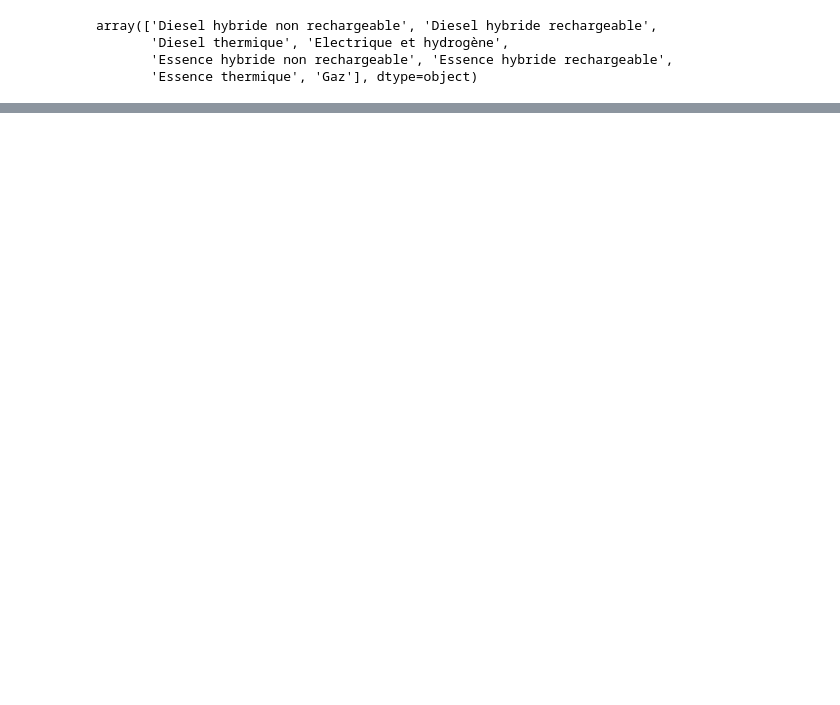
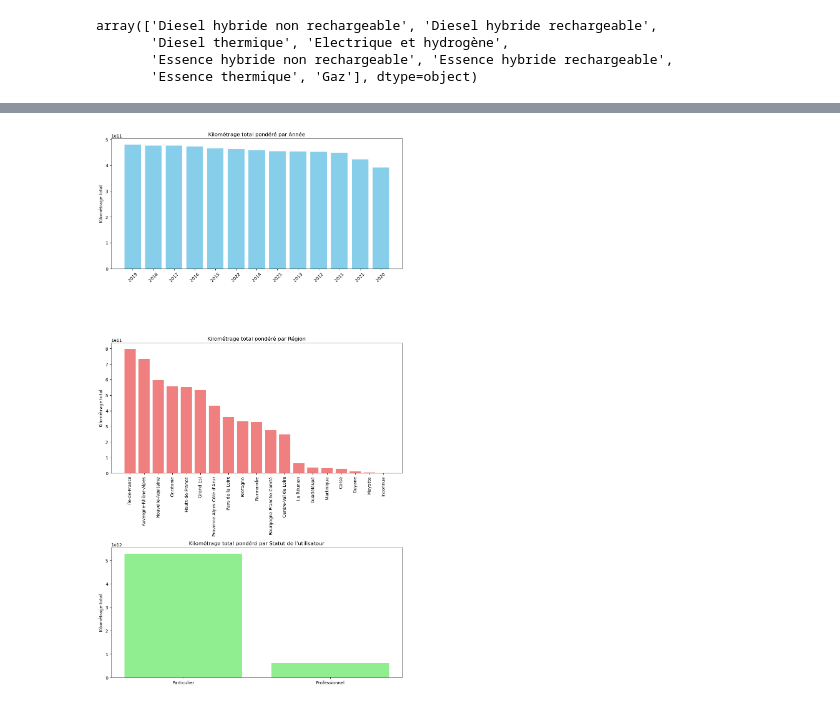
Before and after one commit to HugoMorand/Statapp, a Jupyter notebook: StatDes/plot.ipynb, the cells around one changed output, grey strips where cells are left out. Cells and saved outputs as stored; diff of their text form; code cells hidden in the pictures; blank space fills up the shorter version.

Commit message:
plot 0 degrès

```diff
--- a/StatDes/plot.ipynb
+++ b/StatDes/plot.ipynb
@@ -470,3 +452,54 @@ df_final['Type de véhicule'] = df_final['Carburant'].apply(categoriser_carburan
 # %%
 df_final
 df_final.to_csv("/home/onyxia/work/Statapp/Bases/df_parc_kilometrage_statut.xlsx")
+# %%
+# Convertir en nombres pour éviter les erreurs de type
+df_final["Kilométrage"] = pd.to_numeric(df_final["Kilométrage"], errors="coerce")
+df_final["Nombre de véhicules"] = pd.to_numeric(df_final["Nombre de véhicules"], errors="coerce")
+# %%
+import pandas as pd
+import matplotlib.pyplot as plt
+
+# Fonction pour calculer les métriques et tracer les histogrammes
+def plot_kilometrage(df_final):
+    # Calcul des métriques
+    def compute_metrics(groupby_var):
+        df_grouped = df_final.groupby(groupby_var).apply(
+            lambda x: pd.Series({
+                "Kilométrage total pondéré": (x["Kilométrage"] * x["Nombre de véhicules"]).sum(),
+                "Kilométrage moyen pondéré": (x["Kilométrage"] * x["Nombre de véhicules"]).sum() / x["Nombre de véhicules"].sum()
+            })
+        ).reset_index()
+        return df_grouped.sort_values("Kilométrage total pondéré", ascending=False)
+
+    # Création des plots
+    fig, axes = plt.subplots(3, 1, figsize=(10, 18))
+
+    # 1️⃣ Histogramme par Année
+    df_annee = compute_metrics("Année")
+    axes[0].bar(df_annee["Année"], df_annee["Kilométrage total pondéré"], color='skyblue')
+    axes[0].set_title("Kilométrage total pondéré par Année")
+    axes[0].set_ylabel("Kilométrage total")
+    axes[0].set_xticklabels(df_annee["Année"], rotation=45)
+
+    # 2️⃣ Histogramme par Région
+    df_region = compute_metrics("Région de résidence")
+    axes[1].bar(df_region["Région de résidence"], df_region["Kilométrage total pondéré"], color='lightcoral')
+    axes[1].set_title("Kilométrage total pondéré par Région")
+    axes[1].set_ylabel("Kilométrage total")
+    axes[1].set_xticklabels(df_region["Région de résidence"], rotation=90)
+
+    # 3️⃣ Histogramme par Statut d'utilisateur
+    df_statut = compute_metrics("Statut de l'utilisateur")
+    axes[2].bar(df_statut["Statut de l'utilisateur"], df_statut["Kilométrage total pondéré"], color='lightgreen')
+    axes[2].set_title("Kilométrage total pondéré par Statut de l'utilisateur")
+    axes[2].set_ylabel("Kilométrage total")
+
+    # Affichage des graphes
+    plt.tight_layout()
+    plt.show()
+
+# Appel de la fonction avec ton DataFrame final
+plot_kilometrage(df_final)
+# %% [output]
+[figure, added]
```
Also changed, not shown: parts of 2 cells of this notebook.
